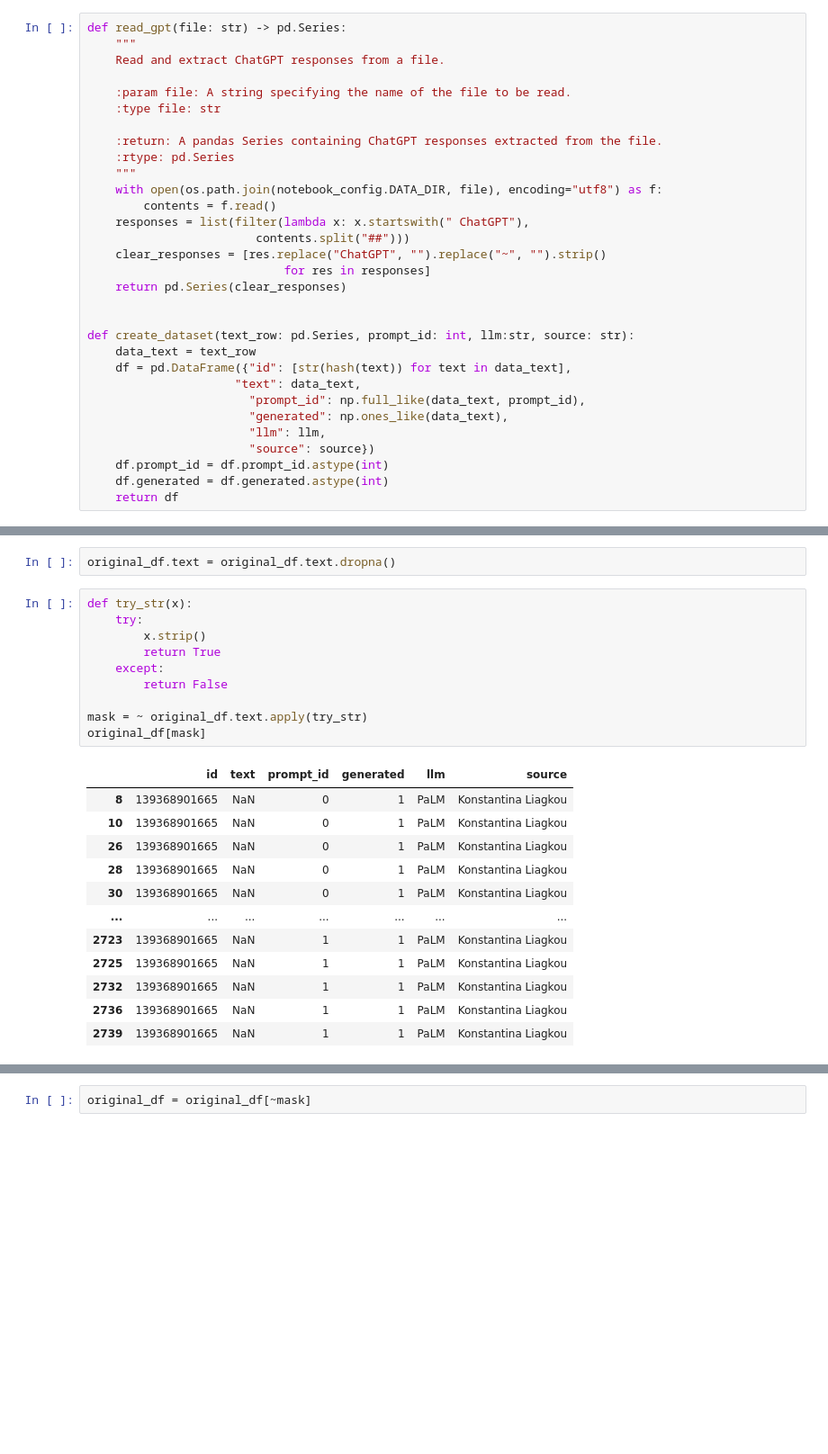
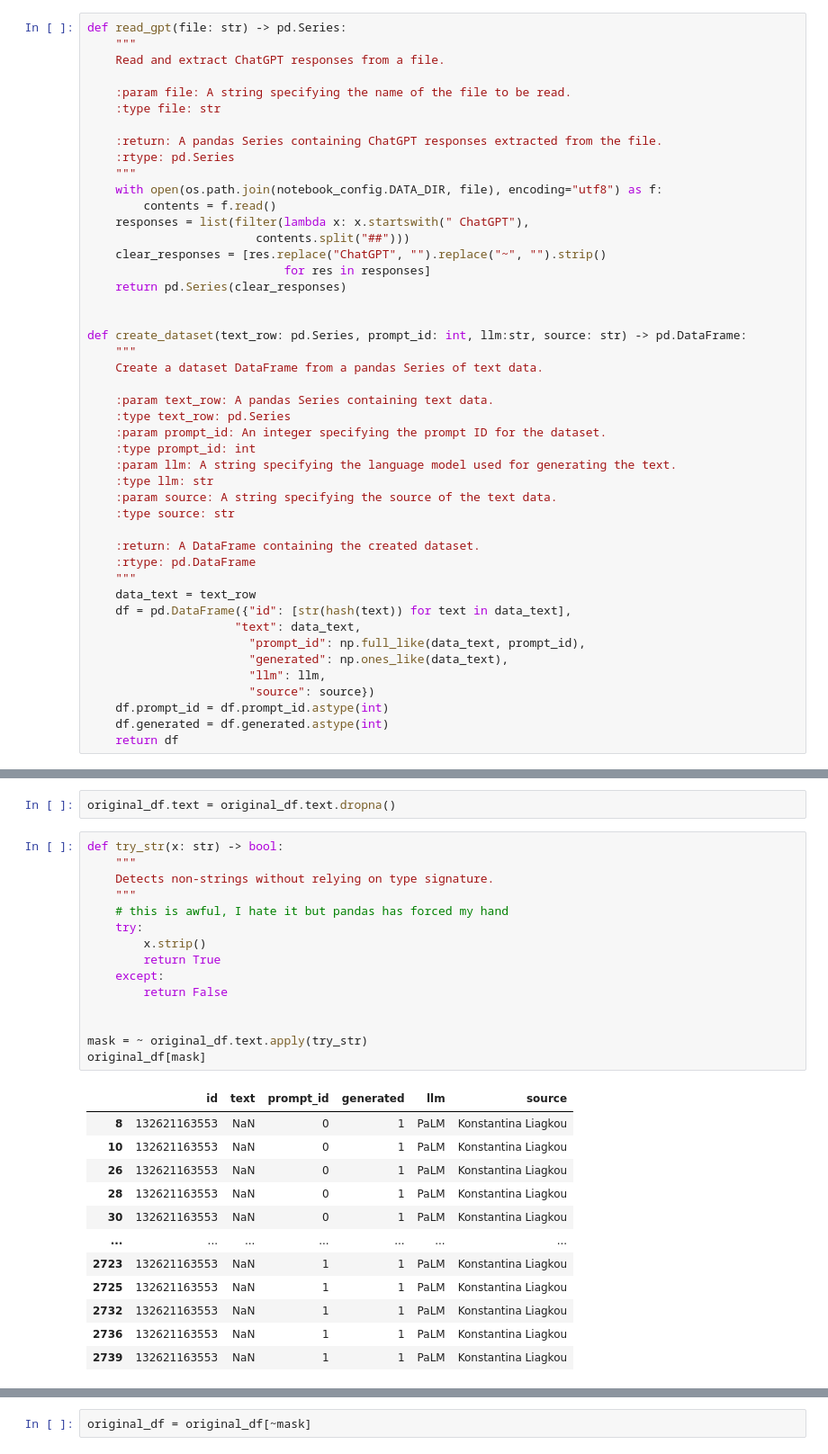
Before and after one commit to dimits-ts/practical_data_science, a Jupyter notebook: llm_detection/notebooks/llm_detection.ipynb, the cells around one changed output, grey strips where cells are left out. Shown at 90% size. Saved outputs shown, nothing was run; the diff lists cells and outputs as text; blank space fills up the shorter version.

```diff
--- a/llm_detection/notebooks/llm_detection.ipynb
+++ b/llm_detection/notebooks/llm_detection.ipynb
@@ -135,7 +141,22 @@ def read_gpt(file: str) -> pd.Series:
     return pd.Series(clear_responses)
 
 
-def create_dataset(text_row: pd.Series, prompt_id: int, llm:str, source: str):
+def create_dataset(text_row: pd.Series, prompt_id: int, llm:str, source: str) -> pd.DataFrame:
+    """
+    Create a dataset DataFrame from a pandas Series of text data.
+
+    :param text_row: A pandas Series containing text data.
+    :type text_row: pd.Series
+    :param prompt_id: An integer specifying the prompt ID for the dataset.
+    :type prompt_id: int
+    :param llm: A string specifying the language model used for generating the text.
+    :type llm: str
+    :param source: A string specifying the source of the text data.
+    :type source: str
+
+    :return: A DataFrame containing the created dataset.
+    :rtype: pd.DataFrame
+    """
     data_text = text_row
     df = pd.DataFrame({"id": [str(hash(text)) for text in data_text],
                      "text": data_text,
@@ -264,28 +285,33 @@ Before we begin we need to perform some data clearing steps, such as removing nu
 # %%
 original_df.text = original_df.text.dropna()
 # %%
-def try_str(x):
+def try_str(x: str) -> bool:
+    """
+    Detects non-strings without relying on type signature.
+    """
+    # this is awful, I hate it but pandas has forced my hand
     try:
         x.strip()
         return True
     except:
         return False
 
+
 mask = ~ original_df.text.apply(try_str)
 original_df[mask]
 # %% [output]
 |  | id | text | prompt_id | generated | llm | source |
-| 8 | 139368901665 | NaN | 0 | 1 | PaLM | Konstantina Liagkou |
-| 10 | 139368901665 | NaN | 0 | 1 | PaLM | Konstantina Liagkou |
-| 26 | 139368901665 | NaN | 0 | 1 | PaLM | Konstantina Liagkou |
-| 28 | 139368901665 | NaN | 0 | 1 | PaLM | Konstantina Liagkou |
-| 30 | 139368901665 | NaN | 0 | 1 | PaLM | Konstantina Liagkou |
+| 8 | 132621163553 | NaN | 0 | 1 | PaLM | Konstantina Liagkou |
+| 10 | 132621163553 | NaN | 0 | 1 | PaLM | Konstantina Liagkou |
+| 26 | 132621163553 | NaN | 0 | 1 | PaLM | Konstantina Liagkou |
+| 28 | 132621163553 | NaN | 0 | 1 | PaLM | Konstantina Liagkou |
+| 30 | 132621163553 | NaN | 0 | 1 | PaLM | Konstantina Liagkou |
 | ... | ... | ... | ... | ... | ... | ... |
-| 2723 | 139368901665 | NaN | 1 | 1 | PaLM | Konstantina Liagkou |
-| 2725 | 139368901665 | NaN | 1 | 1 | PaLM | Konstantina Liagkou |
-| 2732 | 139368901665 | NaN | 1 | 1 | PaLM | Konstantina Liagkou |
-| 2736 | 139368901665 | NaN | 1 | 1 | PaLM | Konstantina Liagkou |
-| 2739 | 139368901665 | NaN | 1 | 1 | PaLM | Konstantina Liagkou |
+| 2723 | 132621163553 | NaN | 1 | 1 | PaLM | Konstantina Liagkou |
+| 2725 | 132621163553 | NaN | 1 | 1 | PaLM | Konstantina Liagkou |
+| 2732 | 132621163553 | NaN | 1 | 1 | PaLM | Konstantina Liagkou |
+| 2736 | 132621163553 | NaN | 1 | 1 | PaLM | Konstantina Liagkou |
+| 2739 | 132621163553 | NaN | 1 | 1 | PaLM | Konstantina Liagkou |
 568 rows × 6 columns
 # %%
 original_df = original_df[~mask]
```
Also changed, not shown: parts of 79 cells of this notebook, 17 other files.
